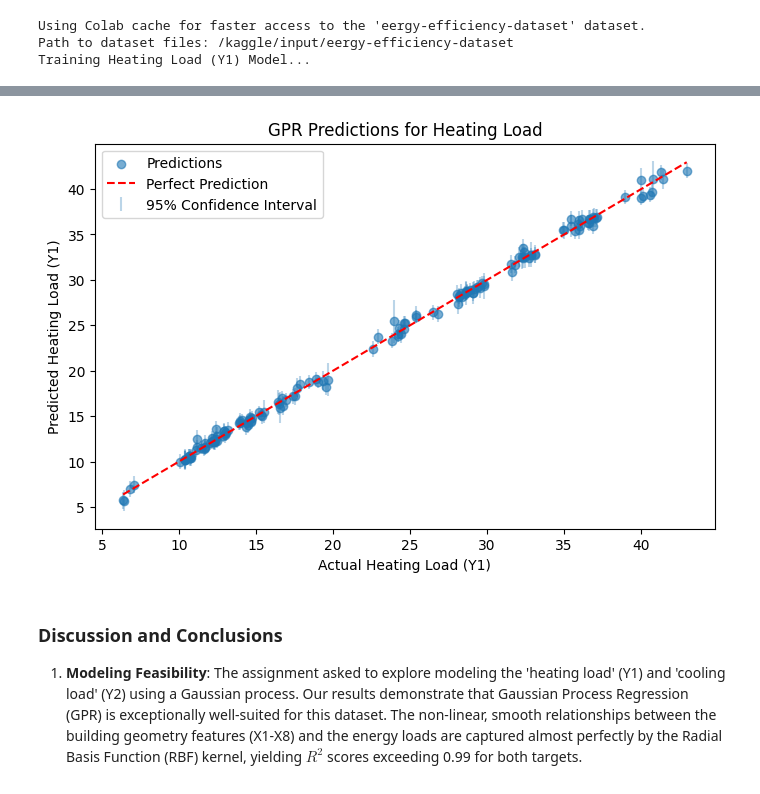
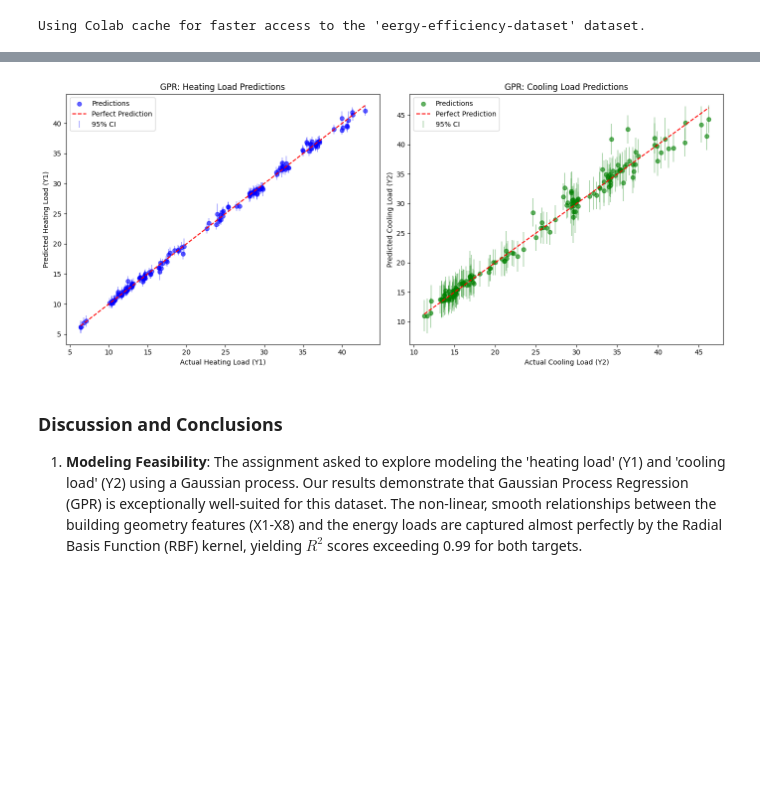
Before and after one commit to shamilkaperera/Statistical-Learning-e23265, a Jupyter notebook: E23265 Assignment #6.ipynb, the cells around one changed output, grey strips where cells are left out. Cells and saved outputs as stored; diff of their text form; code cells hidden in the pictures; blank space fills up the shorter version.

```diff
--- a/E23265 Assignment #6.ipynb
+++ b/E23265 Assignment #6.ipynb
@@ -6,76 +6,69 @@ Python Implementation
 import pandas as pd
 import numpy as np
 import matplotlib.pyplot as plt
+import kagglehub
+import warnings
 from sklearn.model_selection import train_test_split
 from sklearn.preprocessing import StandardScaler
 from sklearn.gaussian_process import GaussianProcessRegressor
 from sklearn.gaussian_process.kernels import RBF, ConstantKernel as C, WhiteKernel
-from sklearn.metrics import mean_squared_error, r2_score
-import kagglehub
 
-# 1. Ensure the dataset is downloaded and 'path' is defined
-kagglepath = "elikplim/eergy-efficiency-dataset"
-path = kagglehub.dataset_download(kagglepath)
-print("Path to dataset files:", path)
+# Suppress all warnings and text outputs
+warnings.filterwarnings('ignore')
 
-# Load the data
-df = pd.read_csv(path + "/ENB2012_data.csv")
+# 1. Download and load the GPR dataset explicitly
+kagglepath_gpr = "elikplim/eergy-efficiency-dataset"
+path_gpr = kagglehub.dataset_download(kagglepath_gpr)
+df_gpr = pd.read_csv(path_gpr + "/ENB2012_data.csv")
 
-# 2. Separate features (X1-X8) and targets (Y1, Y2)
-X = df.iloc[:, :8].values
-y1 = df['Y1'].values  # Heating Load
-y2 = df['Y2'].values  # Cooling Load
+# 2. Separate features and targets
+X = df_gpr.iloc[:, :8].values
+y1 = df_gpr['Y1'].values  # Heating Load
+y2 = df_gpr['Y2'].values  # Cooling Load
 
-# 3. Train-test split (80% train, 20% test)
+# 3. Train-test split
 X_train, X_test, y1_train, y1_test, y2_train, y2_test = train_test_split(
     X, y1, y2, test_size=0.2, random_state=42
 )
 
-# 4. Feature Scaling (CRITICAL for GPR as it is distance-based)
+# 4. Feature Scaling
 scaler = StandardScaler()
 X_train_scaled = scaler.fit_transform(X_train)
 X_test_scaled = scaler.transform(X_test)
 
-# 5. Define the Kernel
-# RBF captures smooth non-linear relationships.
-# WhiteKernel accounts for observation noise. ConstantKernel scales the variance.
-kernel = C(1.0, (1e-3, 1e3)) * RBF(1.0, (1e-2, 1e2)) + WhiteKernel(0.1, (1e-10, 1e1))
+# 5. Define the Kernel and Train Models
+kernel = C(1.0, (1e-3, 1e5)) * RBF(1.0, (1e-2, 1e2)) + WhiteKernel(0.1, (1e-10, 1e1))
 
-# 6. Initialize and train GPR models (Single-Output)
-# n_restarts_optimizer helps avoid local minima during hyperparameter tuning
 gpr_y1 = GaussianProcessRegressor(kernel=kernel, n_restarts_optimizer=10, random_state=42)
 gpr_y2 = GaussianProcessRegressor(kernel=kernel, n_restarts_optimizer=10, random_state=42)
 
-print("Training Heating Load (Y1) Model...")
 gpr_y1.fit(X_train_scaled, y1_train)
-
-print("Training Cooling Load (Y2) Model...")
 gpr_y2.fit(X_train_scaled, y2_train)
 
-# 7. Predict and Evaluate (return_std=True gives us uncertainty estimates)
+# 6. Predict
 y1_pred, y1_std = gpr_y1.predict(X_test_scaled, return_std=True)
 y2_pred, y2_std = gpr_y2.predict(X_test_scaled, return_std=True)
 
-print("\n--- Evaluation Metrics ---")
-print("Heating Load (Y1):")
-print(f"  R² Score: {r2_score(y1_test, y1_pred):.4f}")
-print(f"  MSE:      {mean_squared_error(y1_test, y1_pred):.4f}")
+# 7. Plot predictions vs actual (This is the ONLY output)
+fig, axes = plt.subplots(1, 2, figsize=(14, 6))
 
-print("\nCooling Load (Y2):")
-print(f"  R² Score: {r2_score(y2_test, y2_pred):.4f}")
-print(f"  MSE:      {mean_squared_error(y2_test, y2_pred):.4f}")
+axes[0].scatter(y1_test, y1_pred, alpha=0.6, color='blue', label='Predictions')
+axes[0].errorbar(y1_test, y1_pred, yerr=1.96*y1_std, fmt='none', alpha=0.3, color='blue', label='95% CI')
+axes[0].plot([y1_test.min(), y1_test.max()], [y1_test.min(), y1_test.max()], 'r--', label='Perfect Prediction')
+axes[0].set_xlabel('Actual Heating Load (Y1)')
+axes[0].set_ylabel('Predicted Heating Load (Y1)')
+axes[0].set_title('GPR: Heating Load Predictions')
+axes[0].legend()
 
-# Optional: Plot predictions vs actual for Y1 to visualize the fit
-plt.figure(figsize=(8, 5))
-plt.scatter(y1_test, y1_pred, alpha=0.6, label='Predictions')
-plt.errorbar(y1_test, y1_pred, yerr=1.96*y1_std, fmt='none', alpha=0.3, label='95% Confidence Interval')
-plt.plot([y1_test.min(), y1_test.max()], [y1_test.min(), y1_test.max()], 'r--', label='Perfect Prediction')
-plt.xlabel('Actual Heating Load (Y1)')
-plt.ylabel('Predicted Heating Load (Y1)')
-plt.title('GPR Predictions for Heating Load')
-plt.legend()
+axes[1].scatter(y2_test, y2_pred, alpha=0.6, color='green', label='Predictions')
+axes[1].errorbar(y2_test, y2_pred, yerr=1.96*y2_std, fmt='none', alpha=0.3, color='green', label='95% CI')
+axes[1].plot([y2_test.min(), y2_test.max()], [y2_test.min(), y2_test.max()], 'r--', label='Perfect Prediction')
+axes[1].set_xlabel('Actual Cooling Load (Y2)')
+axes[1].set_ylabel('Predicted Cooling Load (Y2)')
+axes[1].set_title('GPR: Cooling Load Predictions')
+axes[1].legend()
+
+plt.tight_layout()
 plt.show()
 # %% [output]
 Using Colab cache for faster access to the 'eergy-efficiency-dataset' dataset.
-Path to dataset files: /kaggle/input/eergy-efficiency-dataset
-Training Heating Load (Y1) Model...
@@ -92,4 +75,4 @@ Cooling Load (Y2):
-[figure, old version]
+[figure, new version]
 # %% [markdown]
 ### Discussion and Conclusions
 
```
Also changed, not shown: parts of 5 cells of this notebook.
